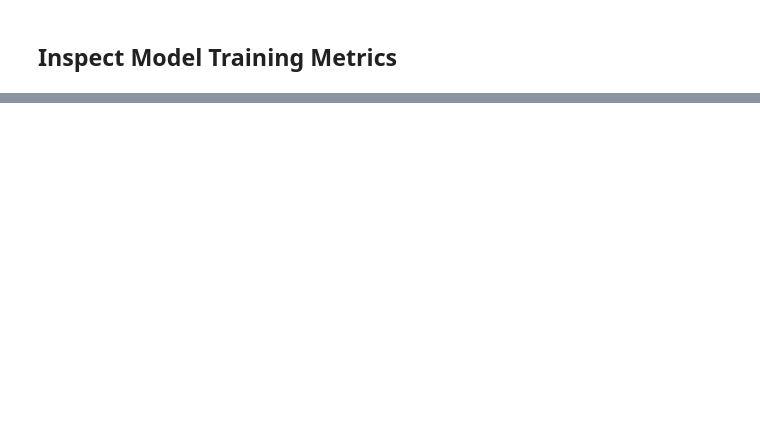
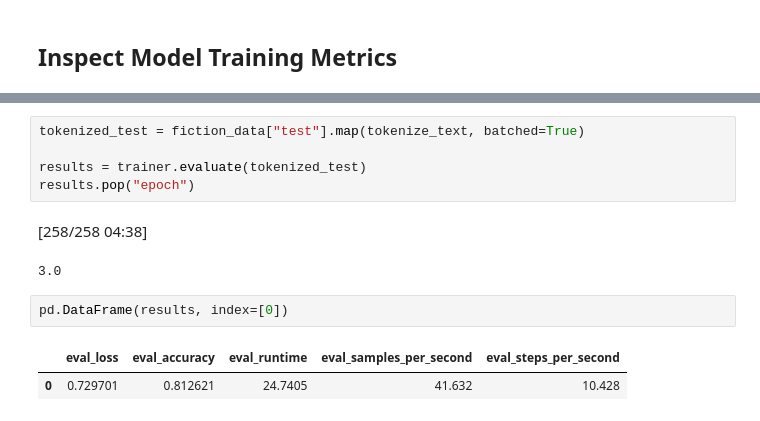
Before and after one commit to broooklynp/reading-level-classification, a Jupyter notebook: notebook.ipynb, the cells around one changed output, grey strips where cells are left out. Cells and saved outputs as stored; diff of their text form; blank space fills up the shorter version.

```diff
--- a/notebook.ipynb
+++ b/notebook.ipynb
@@ -295,0 +455,13 @@ plt.show()
+# %%
+tokenized_test = fiction_data["test"].map(tokenize_text, batched=True)
+
+results = trainer.evaluate(tokenized_test)
+results.pop("epoch")
+# %% [output]
+[258/258 04:38]
+3.0
+# %%
+pd.DataFrame(results, index=[0])
+# %% [output]
+|  | eval_loss | eval_accuracy | eval_runtime | eval_samples_per_second | eval_steps_per_second |
+| 0 | 0.729701 | 0.812621 | 24.7405 | 41.632 | 10.428 |
```
Also changed, not shown: parts of 21 cells of this notebook.
